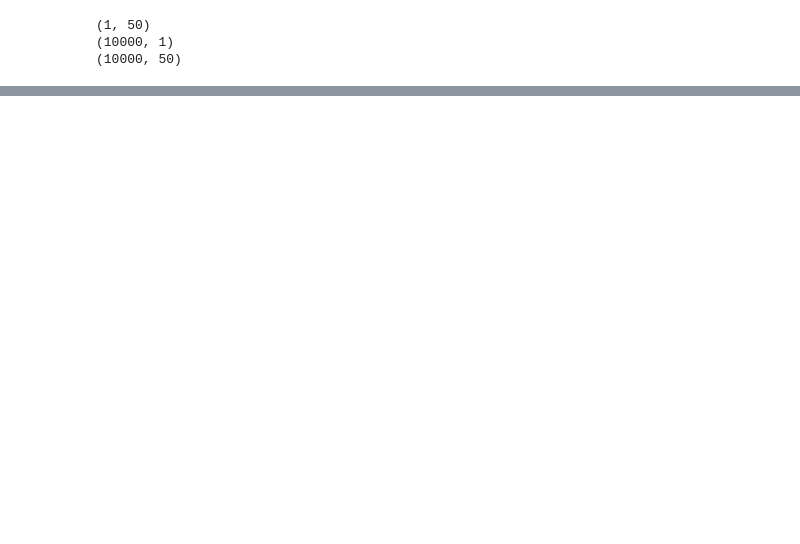
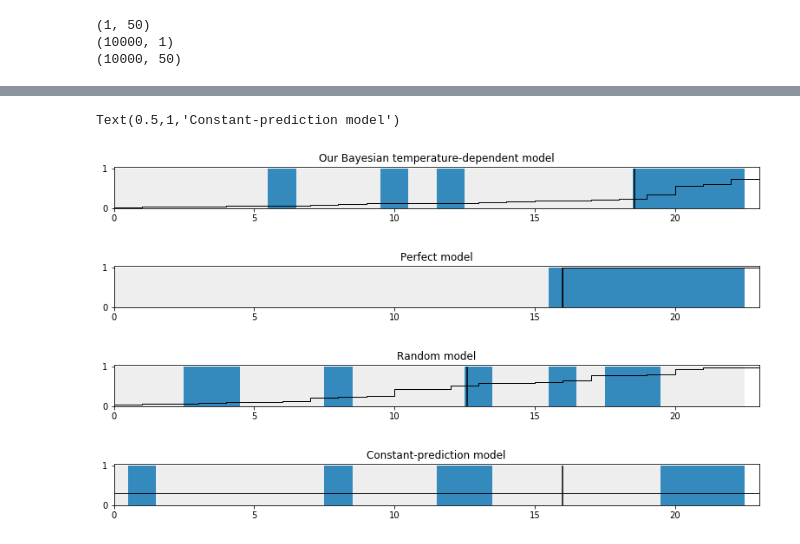
Before and after one commit to suna88/Bayesian-Methods-for-Hackers, a Jupyter notebook: ch2_spaceschip.ipynb, the cells around one changed output, grey strips where cells are left out. Saved outputs shown, nothing was run; the diff lists cells and outputs as text; code cells hidden in the pictures; blank space fills up the shorter version.

```diff
--- a/ch2_spaceschip.ipynb
+++ b/ch2_spaceschip.ipynb
@@ -246,0 +337,27 @@ Text(0.5,0,'Probability of defect occuring in O-ring')
+# %%
+figsize(11, 1.25)
+
+# ベイズ的気温依存モデル
+separation_plot(posterior_probability, D)
+plt.title("Our Bayesian temperature-dependent model")
+
+# 完全モデル 　確率が実際の値と一致
+p = D
+separation_plot(p, D)
+plt.title("Perfect model")
+
+# ランダムモデル
+p = np.random.rand(23)
+separation_plot(p, D)
+plt.title("Random model")
+
+# 定数モデル
+constant_prob = 7. / 23 * np.ones(23)
+separation_plot(constant_prob, D)
+plt.title("Constant-prediction model")
+# %% [output]
+Text(0.5,1,'Constant-prediction model')
+[figure, added]
+[figure, added]
+[figure, added]
+[figure, added]
```
Also changed, not shown: parts of 13 cells of this notebook, 1 other file.
